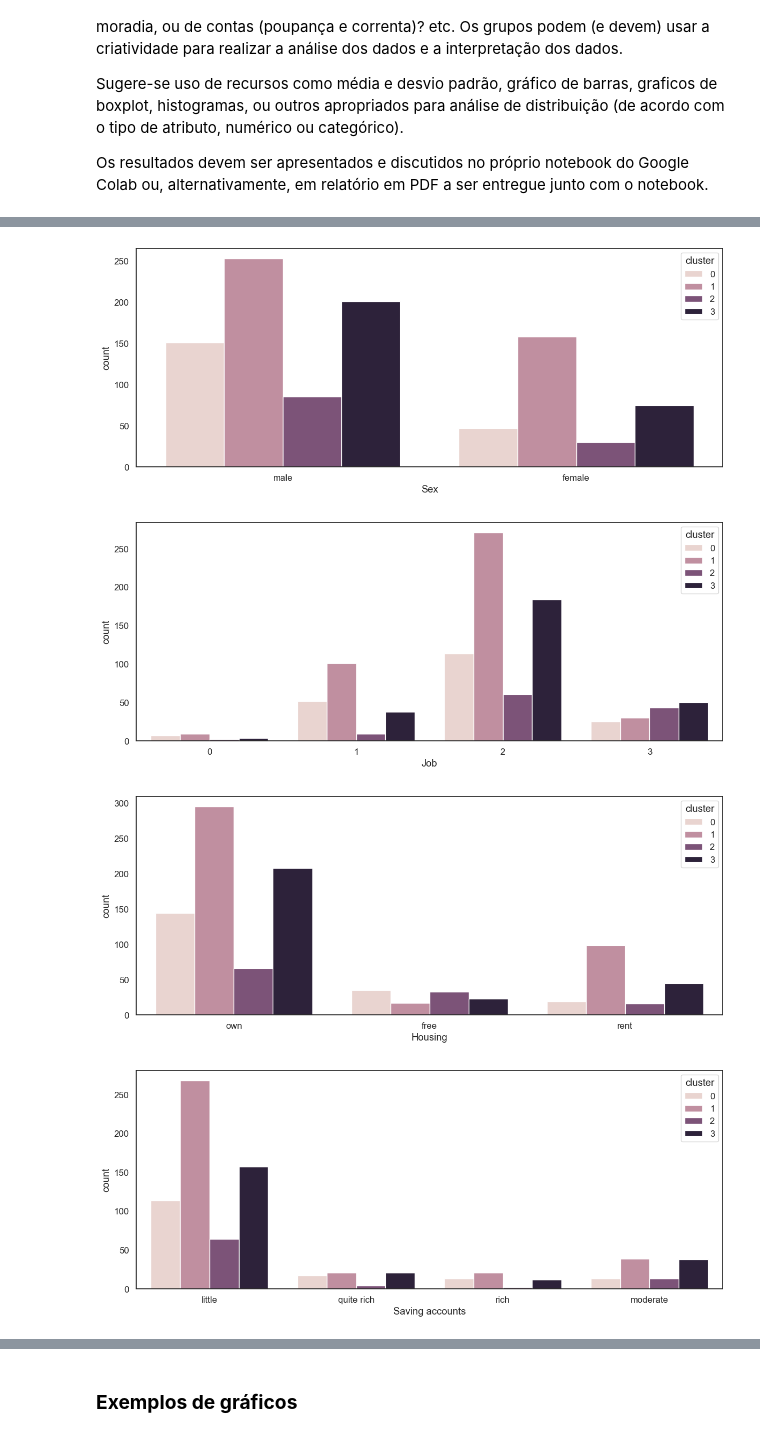
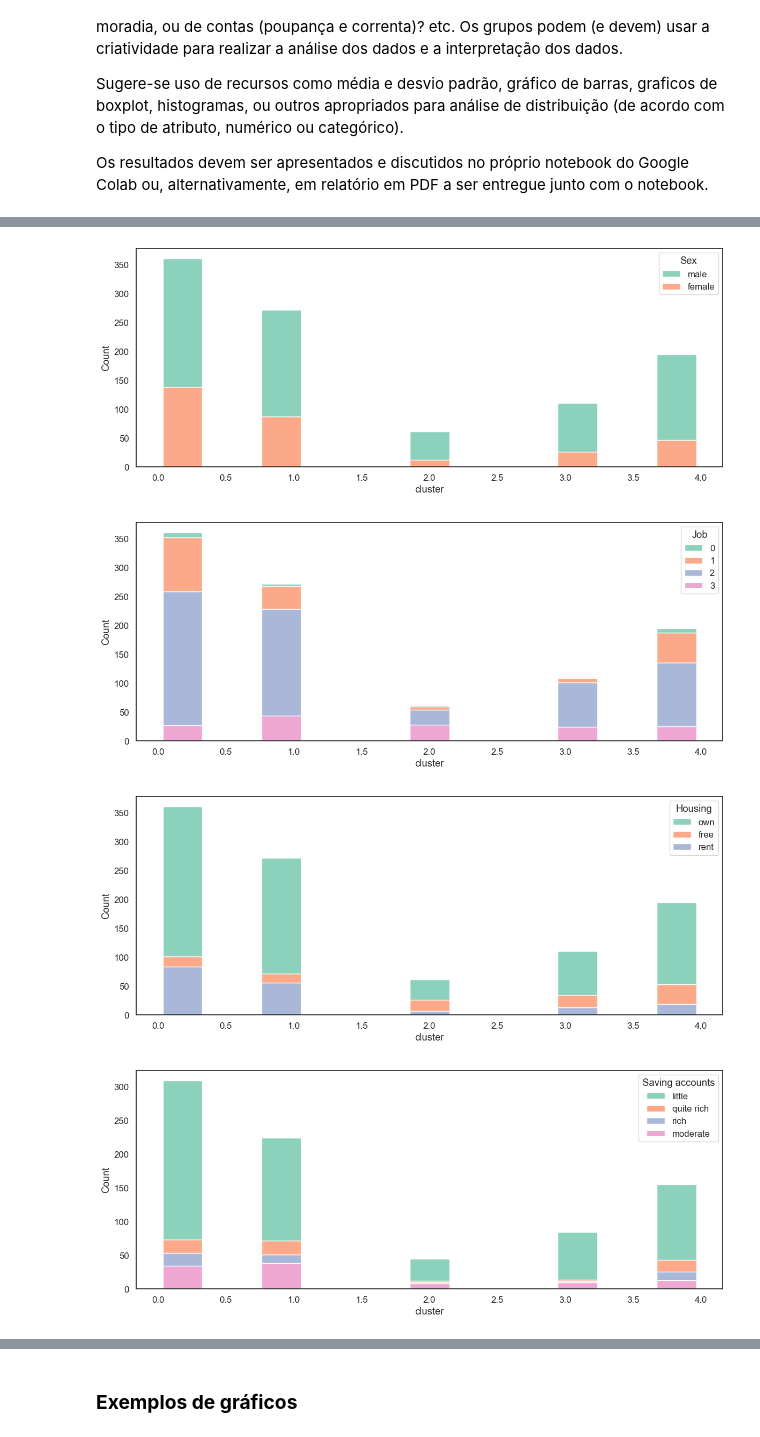
Before and after one commit to fsbertoglio/Machine-Learning-Labs, a Jupyter notebook: T2/T2_2023_02_Análise_de_agrupamentos_com_K_means.ipynb, the cells around one changed output, grey strips where cells are left out. Saved outputs shown, nothing was run; the diff lists cells and outputs as text; code cells hidden in the pictures.

```diff
--- a/T2/T2_2023_02_Análise_de_agrupamentos_com_K_means.ipynb
+++ b/T2/T2_2023_02_Análise_de_agrupamentos_com_K_means.ipynb
@@ -232,5 +232,5 @@ plt.plot(range(1,max_clusters),inertias, marker='o')
 # %%
-num_clusters = 4 #@param {type:"integer"}
+num_clusters = 5 #@param {type:"integer"}
 
 kmeans_final = KMeans(num_clusters)
 kmeans_final.fit(data_num_std)
@@ -348,10 +386,10 @@ for k in clusters_dict.keys():
 # %%
 for column in data_cat.columns:
     plt.figure(figsize=(12,5))
-    sns.countplot(x=column, hue="cluster", data=clusters_config_original)
+    sns.histplot(x="cluster", hue=column, data=clusters_config_original, multiple="stack", shrink=.8, palette="Set2")
     plt.tight_layout()
 # %% [output]
-[figure, old version]
+[figure, new version]
-[figure, old version]
+[figure, new version]
-[figure, old version]
+[figure, new version]
-[figure, old version]
+[figure, new version]
```
Also changed, not shown: parts of 13 cells of this notebook, 1 other file.
